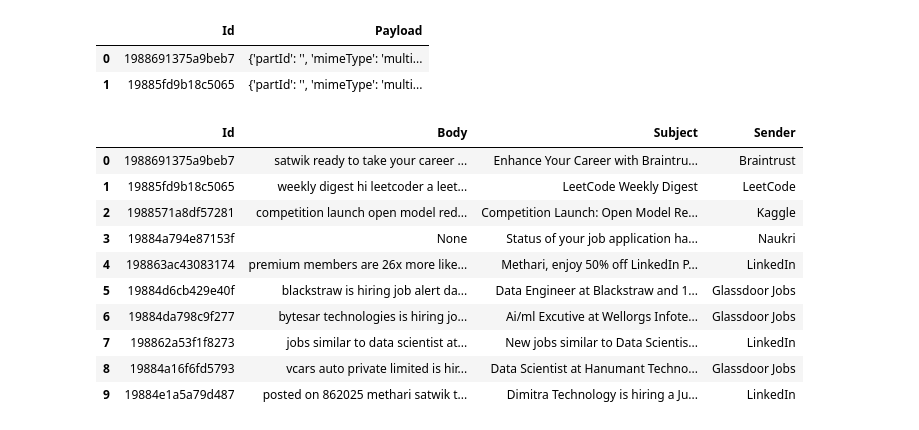
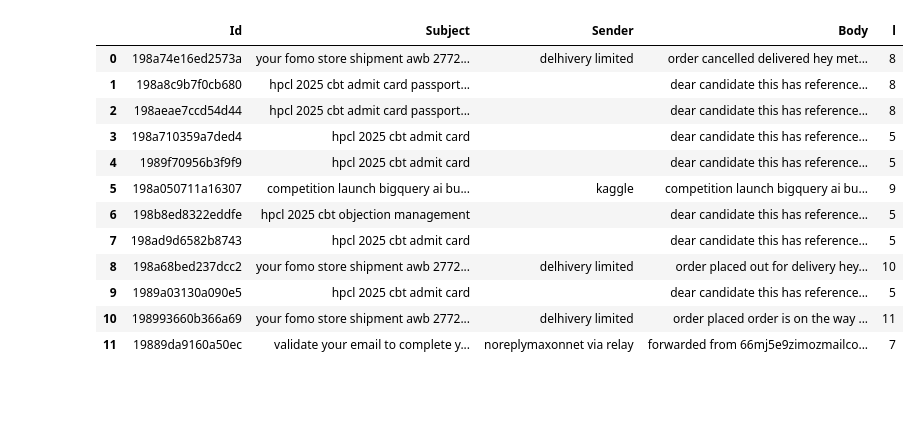
Before and after one commit to sathwikmethari/mailpred_airflow, a Jupyter notebook: testing_code.ipynb, the cells around one changed output. Drawn from its saved outputs; the diff is of its cells as text; code cells hidden in the pictures; blank space fills up the shorter version.

```diff
--- a/testing_code.ipynb
+++ b/testing_code.ipynb
@@ -21,39 +20,41 @@ def get_message_metadata(service, user_id='me', max_results=5):
         print(f"Subject: {email_info.get('Subject')}")
         print(f"Date: {email_info.get('Date')}")
 # %%
-import gzip, msgspec
 import pandas as pd
-from dags.utils import extract_headers, decode_body
-path = "C:/airflow-docker/data/15-08-2025-10-41.json.gz"
-#Decompress and load
-with gzip.open(path, 'rb') as f:
-    decompressed_bytes = f.read()
-decompressed_data = msgspec.msgpack.decode(decompressed_bytes)
+from dags.utils import decode_zip, extract_headers, decode_body
+path_1 = "C:/airflow-docker/data/15-08-2025-10-41.json.gz"
+path_2 = "C:/airflow-docker/data/starred-19-08-2025-15-18.json.gz"
+decompressed_data_1 = decode_zip(path_1)
+decompressed_data_2 = decode_zip(path_2)
 
-df =pd.DataFrame(decompressed_data)
+df =pd.DataFrame(decompressed_data_1)
+df2 =pd.DataFrame(decompressed_data_2)
 payload = df.loc[3,["Payload"]].values
-df.head(2)
-# %% [output]
-|  | Id | Payload |
-| 0 | 1988691375a9beb7 | {'partId': '', 'mimeType': 'multi... |
-| 1 | 19885fd9b18c5065 | {'partId': '', 'mimeType': 'multi... |
 # %%
-df["Headers"] = df["Payload"].apply(extract_headers)
+#1.5 seconds faster for 250 rows of data
+df[["Subject","Sender"]] = df["Payload"].apply(lambda x: pd.Series(extract_headers(x)))
 df["Body"] = df["Payload"].apply(decode_body)
-df["Subject"] = df["Headers"].apply(lambda x : x[0])
-df["Sender"] = df["Headers"].apply(lambda x : x[1])
-df.drop(["Payload", "Headers"], axis=1, inplace=True)
+df.drop(["Payload"], axis=1, inplace=True)
+
+#1.5 seconds faster for 250 rows of data
+df2[["Subject","Sender"]] = df2["Payload"].apply(lambda x: pd.Series(extract_headers(x)))
+df2["Body"] = df2["Payload"].apply(decode_body)
+df2.drop(["Payload"], axis=1, inplace=True)
+# %%
+df2["l"] = df2["Subject"].apply(lambda x: len(x.split()))
 # %%
-df.head(10)
+df2.head(12)
 # %% [output]
-|  | Id | Body | Subject | Sender |
-| 0 | 1988691375a9beb7 | satwik ready to take your career ... | Enhance Your Career with Braintru... | Braintrust |
-| 1 | 19885fd9b18c5065 | weekly digest hi leetcoder a leet... | LeetCode Weekly Digest | LeetCode |
-| 2 | 1988571a8df57281 | competition launch open model red... | Competition Launch: Open Model Re... | Kaggle |
-| 3 | 19884a794e87153f | None | Status of your job application ha... | Naukri |
-| 4 | 198863ac43083174 | premium members are 26x more like... | Methari, enjoy 50% off LinkedIn P... | LinkedIn |
-| 5 | 19884d6cb429e40f | blackstraw is hiring job alert da... | Data Engineer at Blackstraw and 1... | Glassdoor Jobs |
-| 6 | 19884da798c9f277 | bytesar technologies is hiring jo... | Ai/ml Excutive at Wellorgs Infote... | Glassdoor Jobs |
-| 7 | 198862a53f1f8273 | jobs similar to data scientist at... | New jobs similar to Data Scientis... | LinkedIn |
-| 8 | 19884a16f6fd5793 | vcars auto private limited is hir... | Data Scientist at Hanumant Techno... | Glassdoor Jobs |
-| 9 | 19884e1a5a79d487 | posted on 862025 methari satwik t... | Dimitra Technology is hiring a Ju... | LinkedIn |
+|  | Id | Subject | Sender | Body | l |
+| 0 | 198a74e16ed2573a | your fomo store shipment awb 2772... | delhivery limited | order cancelled delivered hey met... | 8 |
+| 1 | 198a8c9b7f0cb680 | hpcl 2025 cbt admit card passport... |  | dear candidate this has reference... | 8 |
+| 2 | 198aeae7ccd54d44 | hpcl 2025 cbt admit card passport... |  | dear candidate this has reference... | 8 |
+| 3 | 198a710359a7ded4 | hpcl 2025 cbt admit card |  | dear candidate this has reference... | 5 |
+| 4 | 1989f70956b3f9f9 | hpcl 2025 cbt admit card |  | dear candidate this has reference... | 5 |
+| 5 | 198a050711a16307 | competition launch bigquery ai bu... | kaggle | competition launch bigquery ai bu... | 9 |
+| 6 | 198b8ed8322eddfe | hpcl 2025 cbt objection management |  | dear candidate this has reference... | 5 |
+| 7 | 198ad9d6582b8743 | hpcl 2025 cbt admit card |  | dear candidate this has reference... | 5 |
+| 8 | 198a68bed237dcc2 | your fomo store shipment awb 2772... | delhivery limited | order placed out for delivery hey... | 10 |
+| 9 | 1989a03130a090e5 | hpcl 2025 cbt admit card |  | dear candidate this has reference... | 5 |
+| 10 | 198993660b366a69 | your fomo store shipment awb 2772... | delhivery limited | order placed order is on the way ... | 11 |
+| 11 | 19889da9160a50ec | validate your email to complete y... | noreplymaxonnet via relay | forwarded from 66mj5e9zimozmailco... | 7 |
```
Also changed, not shown: parts of 12 cells of this notebook, 3 other files.
